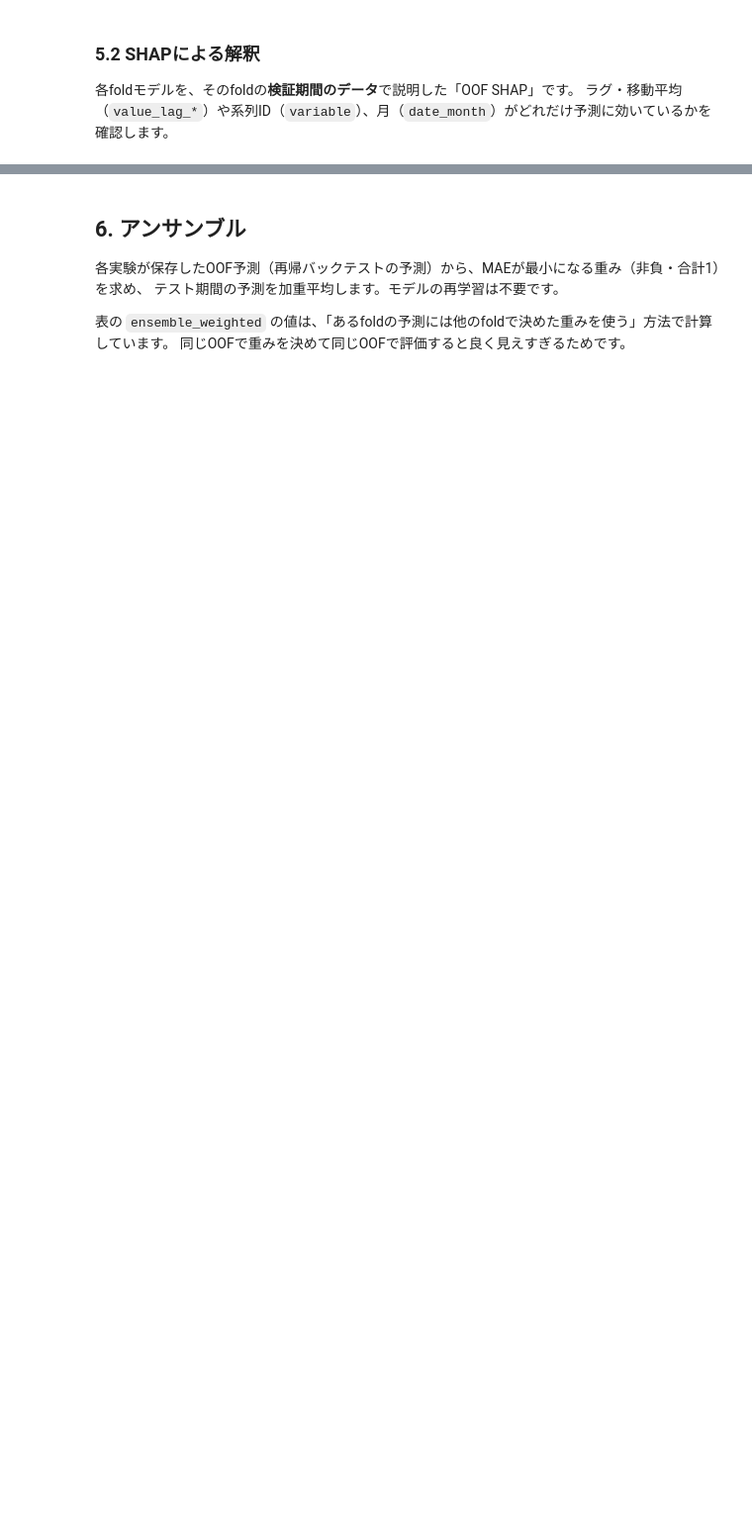
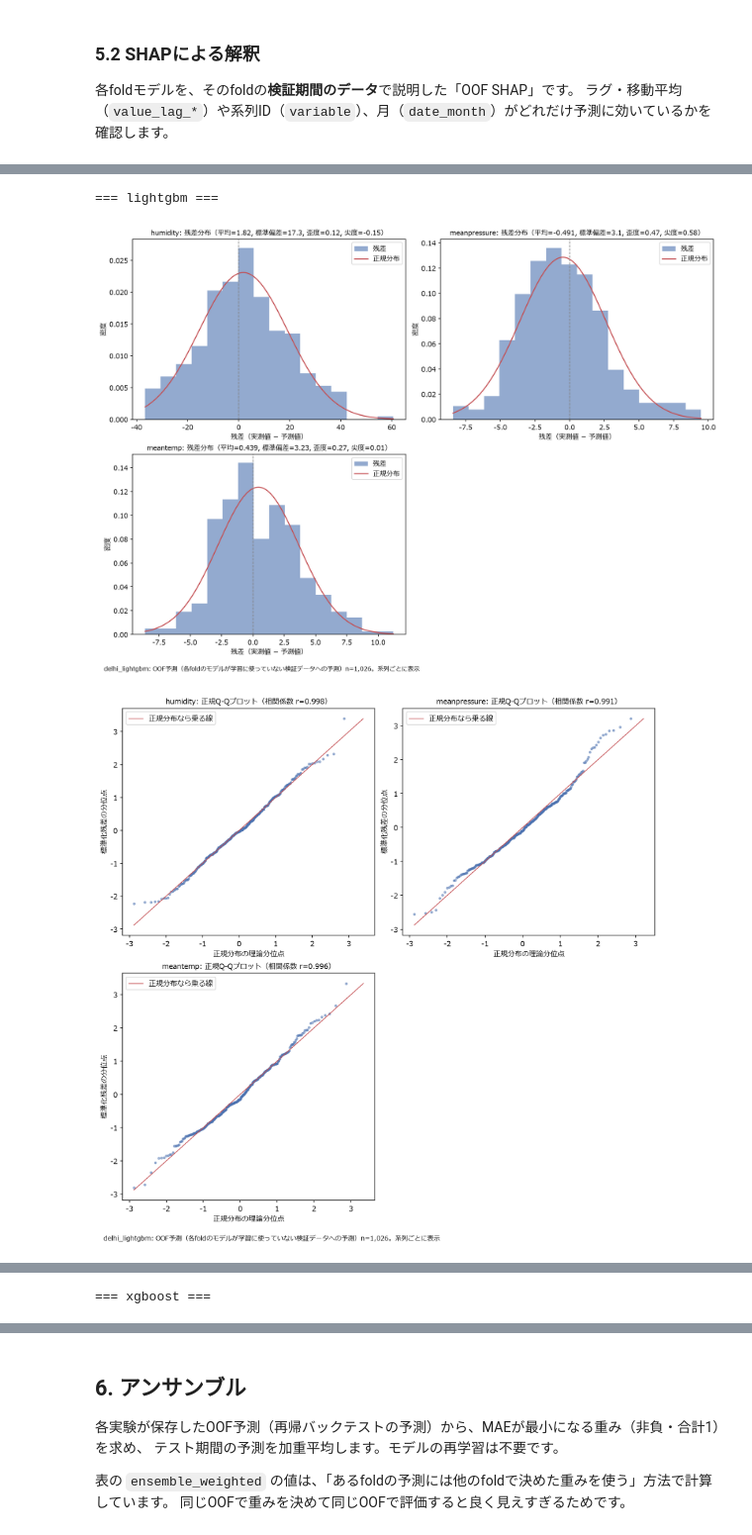
Before and after one commit to ImoZukushi/timeseries_baseline, a Jupyter notebook: notebook/001_quickstart_delhi_climate.ipynb, the cells around one changed output, grey strips where cells are left out. Shown at 99% size. Saved outputs shown, nothing was run; the diff lists cells and outputs as text; code cells hidden in the pictures; blank space fills up the shorter version.

```diff
--- a/notebook/001_quickstart_delhi_climate.ipynb
+++ b/notebook/001_quickstart_delhi_climate.ipynb
@@ -486,0 +547,17 @@ shape: (10, 2)
+# %%
+# 残差の診断（系列ごとの残差分布・正規Q-Q・残差のACF/PACF、残差プロット、影響度）
+RESIDUAL_FIGURES = [
+    "residual_distribution.png",
+    "qq_plot.png",
+    "residual_acf_pacf.png",
+    "residual_plot.png",
+    "leverage_cooks_distance.png",
+]
+for model, result in results.items():
+    print(f"=== {model} ===")
+    for name in RESIDUAL_FIGURES:
+        display(Image(filename=str(result.output_dir / "evaluation" / name), width=900))
+# %% [output]
+=== lightgbm ===
+[figure, added]
+[figure, added]
@@ -486,0 +567 @@ shape: (10, 2)
+=== xgboost ===
```
Also changed, not shown: parts of 16 cells of this notebook, 2 other files.
